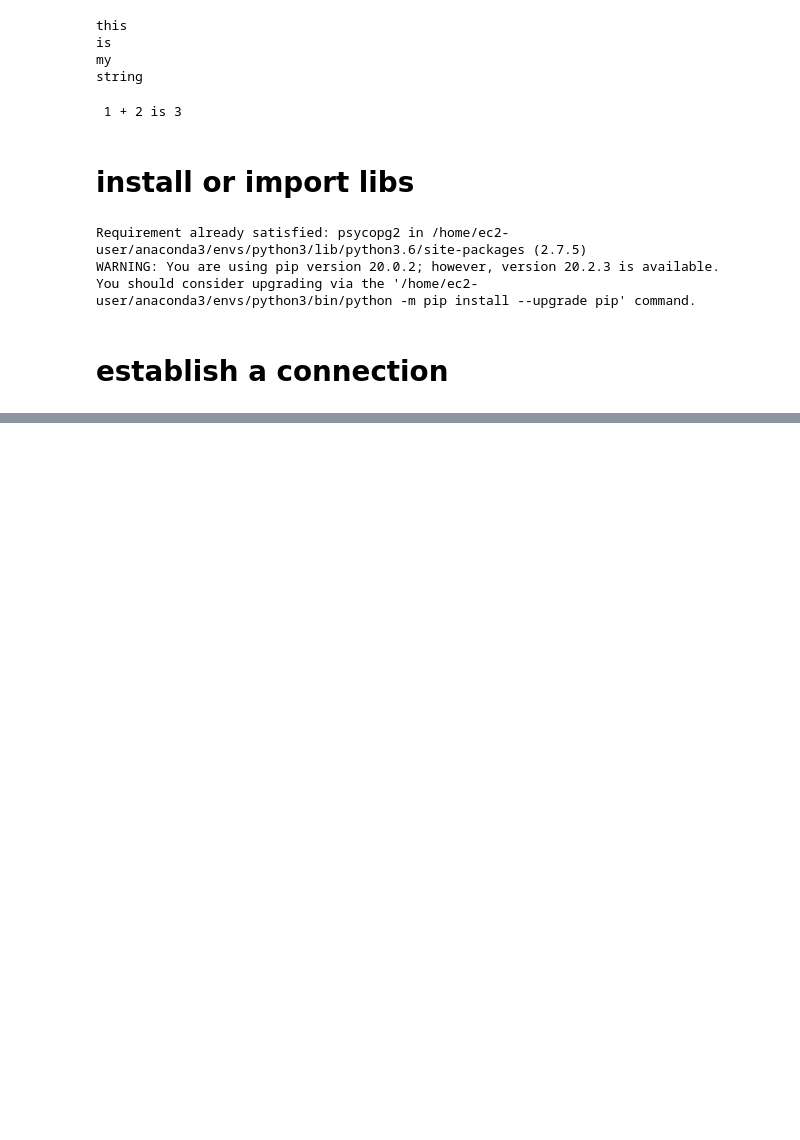
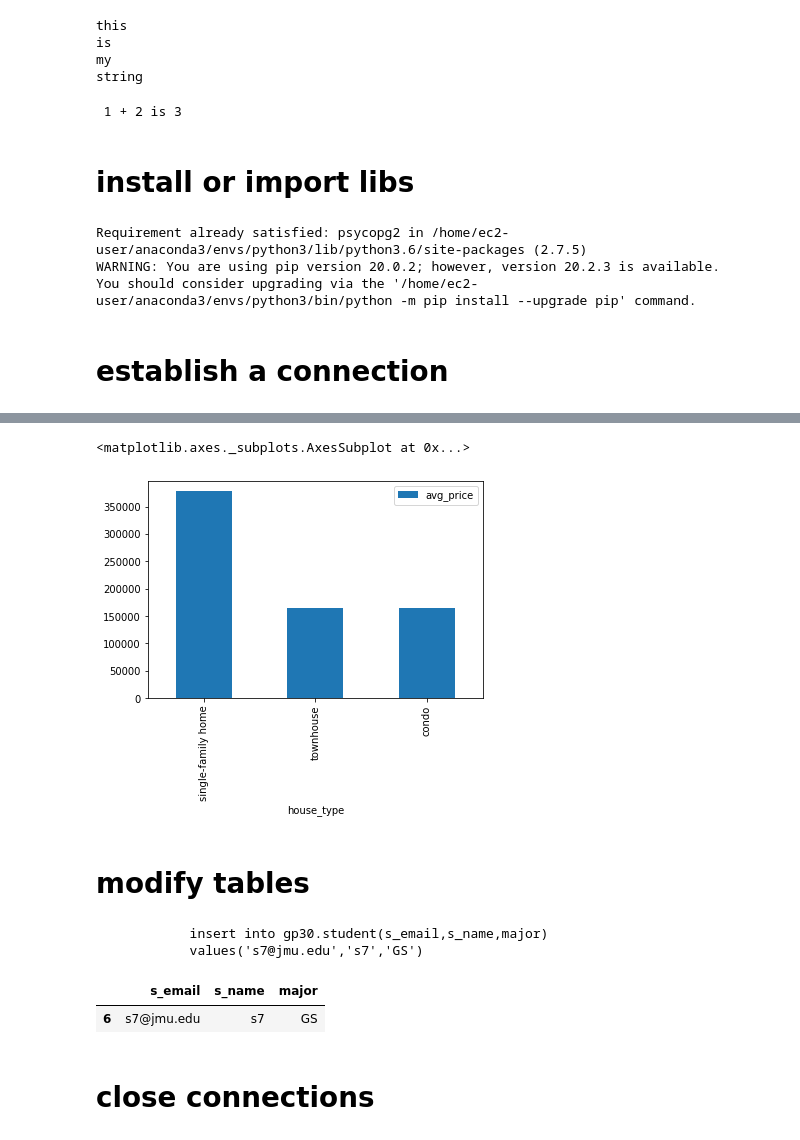
Before and after one commit to ceciliaclark/IA340, a Jupyter notebook: Lect 4.ipynb, the cells around one changed output, grey strips where cells are left out. Cells and saved outputs as stored; diff of their text form; code cells hidden in the pictures; blank space fills up the shorter version.

```diff
--- a/Lect 4.ipynb
+++ b/Lect 4.ipynb
@@ -32,0 +130,27 @@ import psycopg2
+# %%
+sql_avg_price_house_type = """
+                            select house_type,
+                            avg(price) as avg_price
+                            from public.house_price
+                            group by house_type
+                            order by avg_price desc
+                            """
+# %%
+df = pandas.read_sql_query(sql_avg_price_house_type,conn)
+
+df.plot.bar(y='avg_price',x='house_type')
+# %% [output]
+<matplotlib.axes._subplots.AxesSubplot at 0x...>
+[figure, added]
+# %% [markdown]
+# modify tables
+# %%
+sql_insert = """
+            insert into gp30.student(s_email,s_name,major)
+            values('{}','{}','{}')
+            """.format('s7@jmu.edu','s7','GS')
+
+print(sql_insert)
+# %% [output]
+            insert into gp30.student(s_email,s_name,major)
+            values('s7@jmu.edu','s7','GS')
@@ -32,0 +161,7 @@ import psycopg2
+# %%
+df=pandas.read_sql_query('select * from gp30.student',conn)
+
+df[-1:]
+# %% [output]
+|  | s_email | s_name | major |
+| 6 | s7@jmu.edu | s7 | GS |
@@ -32,0 +172,2 @@ import psycopg2
+# %% [markdown]
+# close connections
```
Also changed, not shown: parts of 21 cells of this notebook.
